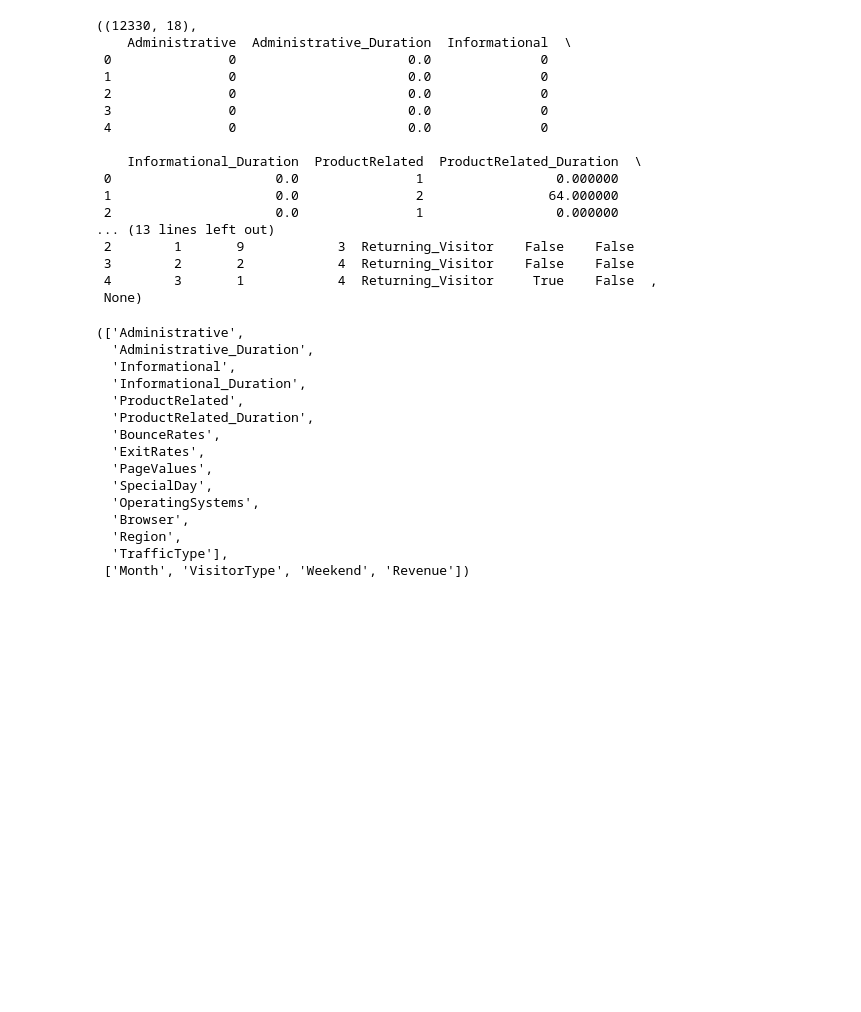
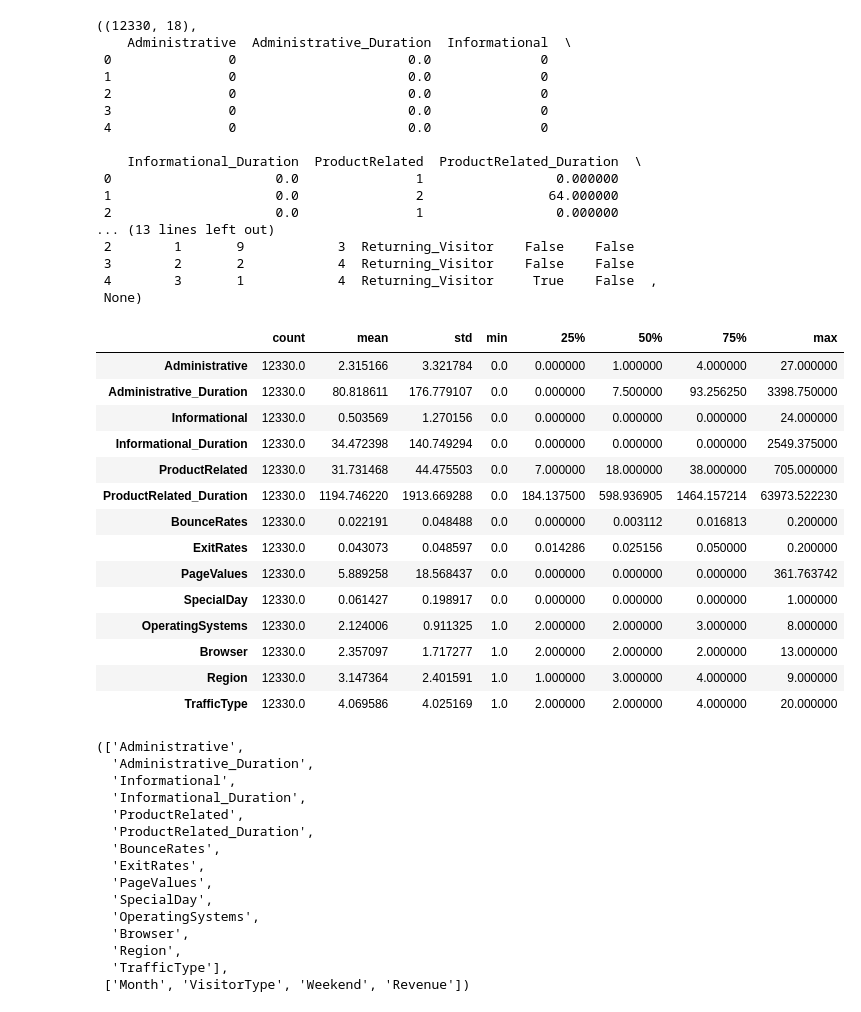
Before and after one commit to JoaquinGianan/JGMLE-9-Skills, a Jupyter notebook: midterm/JG-midterm-wip.ipynb, the cells around one changed output. Saved outputs shown, nothing was run; the diff lists cells and outputs as text; code cells hidden in the pictures; blank space fills up the shorter version.

```diff
--- a/midterm/JG-midterm-wip.ipynb
+++ b/midterm/JG-midterm-wip.ipynb
@@ -56,6 +65,24 @@ memory usage: 1.5+ MB
  3        2       2            4  Returning_Visitor    False    False
  4        3       1            4  Returning_Visitor     True    False  ,
  None)
+# %%
+data_raw.describe().T
+# %% [output]
+|  | count | mean | std | min | 25% | 50% | 75% | max |
+| Administrative | 12330.0 | 2.315166 | 3.321784 | 0.0 | 0.000000 | 1.000000 | 4.000000 | 27.000000 |
+| Administrative_Duration | 12330.0 | 80.818611 | 176.779107 | 0.0 | 0.000000 | 7.500000 | 93.256250 | 3398.750000 |
+| Informational | 12330.0 | 0.503569 | 1.270156 | 0.0 | 0.000000 | 0.000000 | 0.000000 | 24.000000 |
+| Informational_Duration | 12330.0 | 34.472398 | 140.749294 | 0.0 | 0.000000 | 0.000000 | 0.000000 | 2549.375000 |
+| ProductRelated | 12330.0 | 31.731468 | 44.475503 | 0.0 | 7.000000 | 18.000000 | 38.000000 | 705.000000 |
+| ProductRelated_Duration | 12330.0 | 1194.746220 | 1913.669288 | 0.0 | 184.137500 | 598.936905 | 1464.157214 | 63973.522230 |
+| BounceRates | 12330.0 | 0.022191 | 0.048488 | 0.0 | 0.000000 | 0.003112 | 0.016813 | 0.200000 |
+| ExitRates | 12330.0 | 0.043073 | 0.048597 | 0.0 | 0.014286 | 0.025156 | 0.050000 | 0.200000 |
+| PageValues | 12330.0 | 5.889258 | 18.568437 | 0.0 | 0.000000 | 0.000000 | 0.000000 | 361.763742 |
+| SpecialDay | 12330.0 | 0.061427 | 0.198917 | 0.0 | 0.000000 | 0.000000 | 0.000000 | 1.000000 |
+| OperatingSystems | 12330.0 | 2.124006 | 0.911325 | 1.0 | 2.000000 | 2.000000 | 3.000000 | 8.000000 |
+| Browser | 12330.0 | 2.357097 | 1.717277 | 1.0 | 2.000000 | 2.000000 | 2.000000 | 13.000000 |
+| Region | 12330.0 | 3.147364 | 2.401591 | 1.0 | 1.000000 | 3.000000 | 4.000000 | 9.000000 |
+| TrafficType | 12330.0 | 4.069586 | 4.025169 | 1.0 | 2.000000 | 2.000000 | 4.000000 | 20.000000 |
 # %%
 # storing numerical and categorical feature names
 
```
Also changed, not shown: parts of 4 cells of this notebook, 5 other files.
